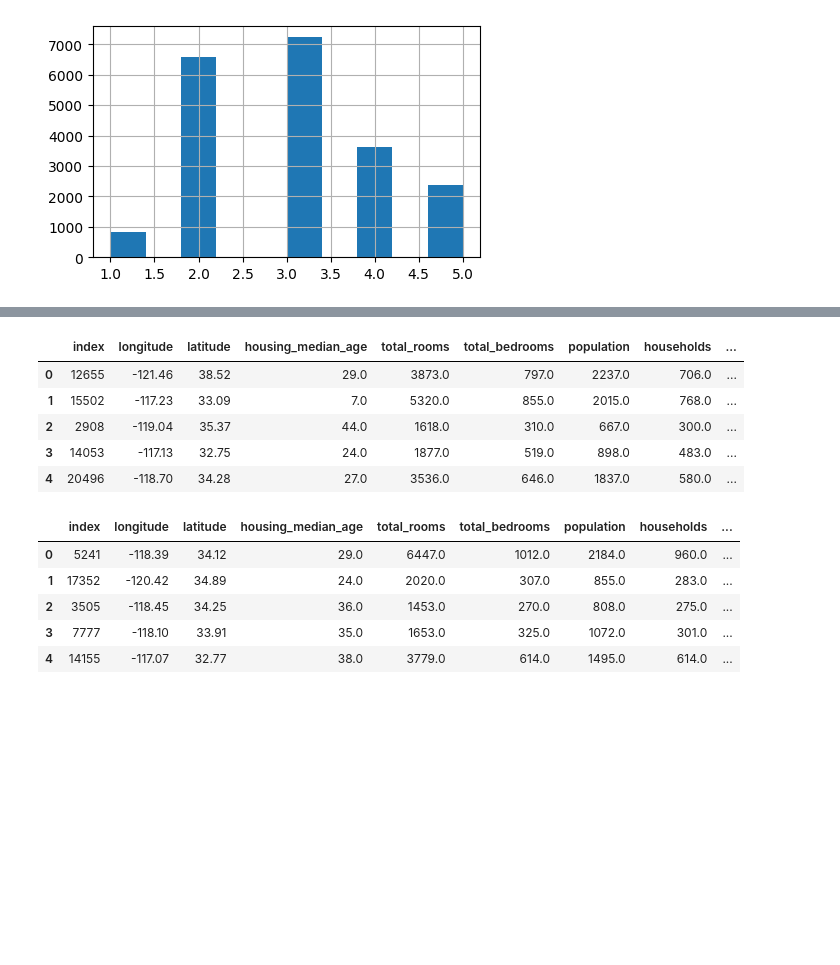
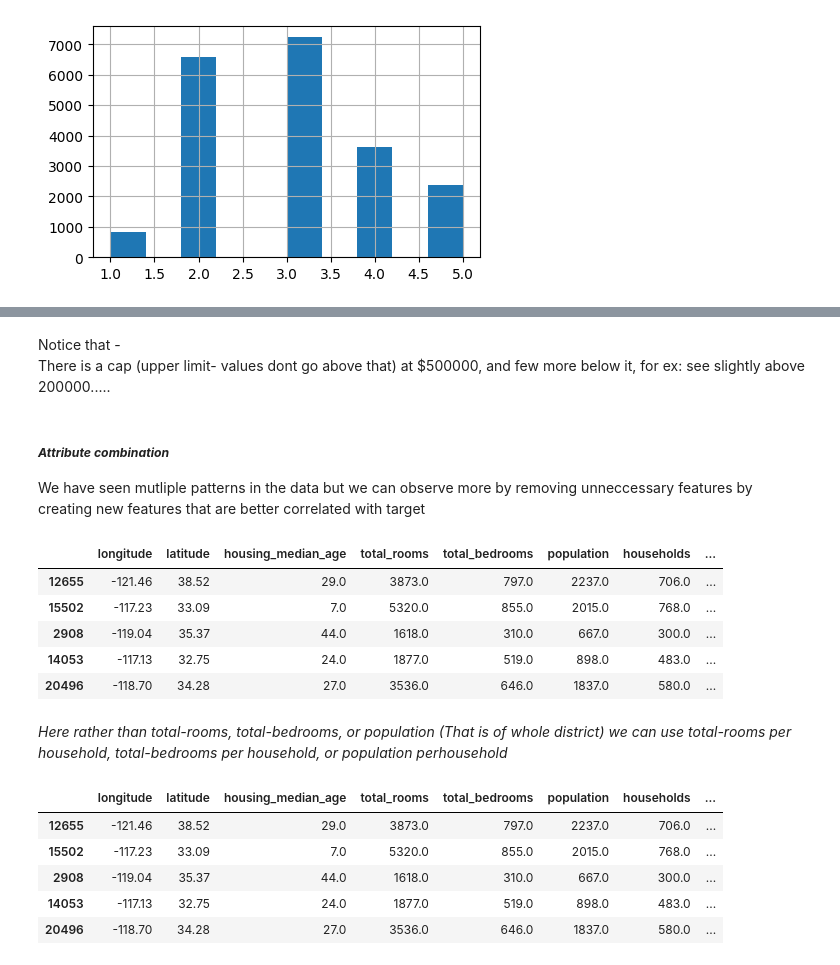
Before and after one commit to ArunNegi112/Machine_Learning, a Jupyter notebook: End_To_End_Project1/2_project.ipynb, the cells around one changed output, grey strips where cells are left out. Cells and saved outputs as stored; diff of their text form; code cells hidden in the pictures; blank space fills up the shorter version.

```diff
--- a/End_To_End_Project1/2_project.ipynb
+++ b/End_To_End_Project1/2_project.ipynb
@@ -174,7 +175,7 @@ housing['income_cat'].hist(figsize=(5,3))
 <Axes: >
 [figure]
 # %%
-strat_test_data,strat_train_data = train_test_split(housing,test_size=0.2,random_state=42,stratify=housing['income_cat'])
+strat_train_data,strat_test_data = train_test_split(housing,test_size=0.2,random_state=42,stratify=housing['income_cat'])
 # %%
 # Understanding the positive difference by using stratify rather than random
 
@@ -206,6 +207,3 @@ compare_proportions
 
 for set_ in (strat_test_data,strat_train_data):
     set_.drop('income_cat',axis=1,inplace=True)
-# %%
-strat_train_data.reset_index(inplace=True)
-strat_test_data.reset_index(inplace=True)
@@ -211,0 +212,2 @@ strat_test_data.reset_index(inplace=True)
+# %%
+housing = strat_train_data.copy()
@@ -212,9 +335,17 @@ strat_test_data.reset_index(inplace=True)
+# %% [markdown]
+Notice that -
+There is a cap (upper limit- values dont go above that) at $500000, and few more below it, for ex: see slightly above 200000.....
+# %% [markdown]
+##### ___Attribute combination___
+We have seen mutliple patterns in the data but we can observe more by removing unneccessary features by creating new features that are better correlated with target
 # %%
-strat_test_data.head()
+housing.head()
 # %% [output]
-|  | index | longitude | latitude | housing_median_age | total_rooms | total_bedrooms | population | households | ... |
-| 0 | 12655 | -121.46 | 38.52 | 29.0 | 3873.0 | 797.0 | 2237.0 | 706.0 | ... |
-| 1 | 15502 | -117.23 | 33.09 | 7.0 | 5320.0 | 855.0 | 2015.0 | 768.0 | ... |
-| 2 | 2908 | -119.04 | 35.37 | 44.0 | 1618.0 | 310.0 | 667.0 | 300.0 | ... |
-| 3 | 14053 | -117.13 | 32.75 | 24.0 | 1877.0 | 519.0 | 898.0 | 483.0 | ... |
-| 4 | 20496 | -118.70 | 34.28 | 27.0 | 3536.0 | 646.0 | 1837.0 | 580.0 | ... |
+|  | longitude | latitude | housing_median_age | total_rooms | total_bedrooms | population | households | ... |
+| 12655 | -121.46 | 38.52 | 29.0 | 3873.0 | 797.0 | 2237.0 | 706.0 | ... |
+| 15502 | -117.23 | 33.09 | 7.0 | 5320.0 | 855.0 | 2015.0 | 768.0 | ... |
+| 2908 | -119.04 | 35.37 | 44.0 | 1618.0 | 310.0 | 667.0 | 300.0 | ... |
+| 14053 | -117.13 | 32.75 | 24.0 | 1877.0 | 519.0 | 898.0 | 483.0 | ... |
+| 20496 | -118.70 | 34.28 | 27.0 | 3536.0 | 646.0 | 1837.0 | 580.0 | ... |
+# %% [markdown]
+_Here rather than total-rooms, total-bedrooms, or population (That is of whole district) we can use total-rooms per household, total-bedrooms per household, or population perhousehold_
@@ -221,9 +356,9 @@ strat_test_data.head()
 # %%
-strat_train_data.head()
+housing.head()
 # %% [output]
-|  | index | longitude | latitude | housing_median_age | total_rooms | total_bedrooms | population | households | ... |
-| 0 | 5241 | -118.39 | 34.12 | 29.0 | 6447.0 | 1012.0 | 2184.0 | 960.0 | ... |
-| 1 | 17352 | -120.42 | 34.89 | 24.0 | 2020.0 | 307.0 | 855.0 | 283.0 | ... |
-| 2 | 3505 | -118.45 | 34.25 | 36.0 | 1453.0 | 270.0 | 808.0 | 275.0 | ... |
-| 3 | 7777 | -118.10 | 33.91 | 35.0 | 1653.0 | 325.0 | 1072.0 | 301.0 | ... |
-| 4 | 14155 | -117.07 | 32.77 | 38.0 | 3779.0 | 614.0 | 1495.0 | 614.0 | ... |
+|  | longitude | latitude | housing_median_age | total_rooms | total_bedrooms | population | households | ... |
+| 12655 | -121.46 | 38.52 | 29.0 | 3873.0 | 797.0 | 2237.0 | 706.0 | ... |
+| 15502 | -117.23 | 33.09 | 7.0 | 5320.0 | 855.0 | 2015.0 | 768.0 | ... |
+| 2908 | -119.04 | 35.37 | 44.0 | 1618.0 | 310.0 | 667.0 | 300.0 | ... |
+| 14053 | -117.13 | 32.75 | 24.0 | 1877.0 | 519.0 | 898.0 | 483.0 | ... |
+| 20496 | -118.70 | 34.28 | 27.0 | 3536.0 | 646.0 | 1837.0 | 580.0 | ... |
```
Also changed, not shown: parts of 25 cells of this notebook.
